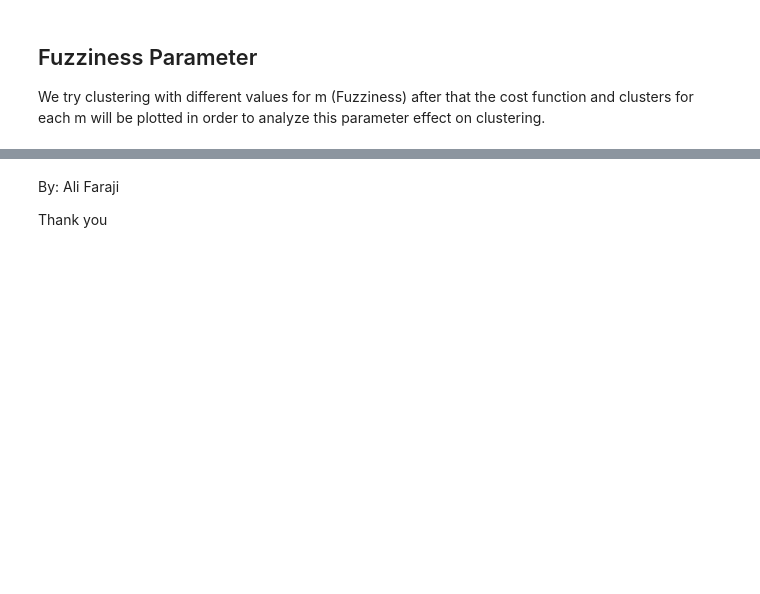
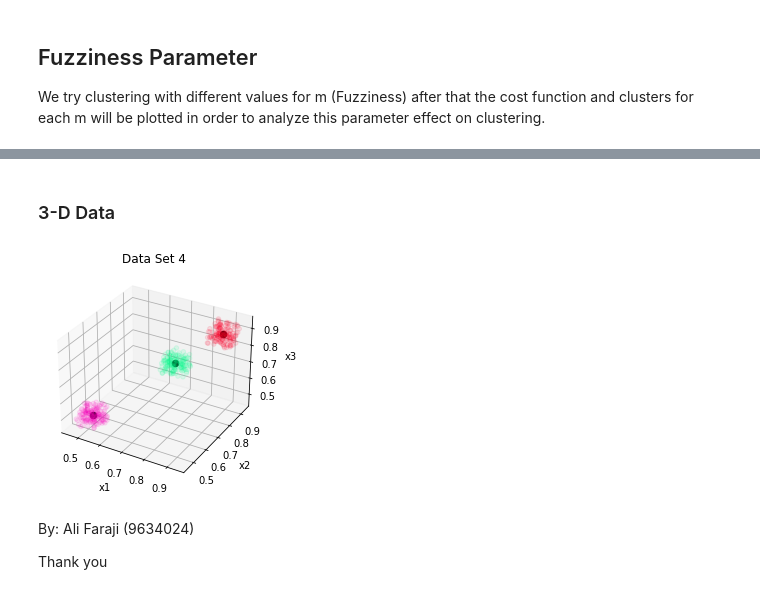
Before and after one commit to alifa98/Fuzzy-C-Means-Clustering, a Jupyter notebook: Fuzzy C-Means Clustering.ipynb, the cells around one changed output, grey strips where cells are left out. Saved outputs shown, nothing was run; the diff lists cells and outputs as text; code cells hidden in the pictures; blank space fills up the shorter version.

```diff
--- a/Fuzzy C-Means Clustering.ipynb
+++ b/Fuzzy C-Means Clustering.ipynb
@@ -233,4 +320,33 @@ plt.show()
+# %% [markdown]
+### 3-D Data
+# %%
+fig = plt.figure()
+ax = fig.add_subplot(projection='3d')
+
+ax.scatter3D(
+    xs=result[3][3][0][:][0],
+    ys=result[3][3][0][:][1],
+    zs=result[3][3][0][:][2],
+    c=defuzzification(result[3][3][0]),
+    cmap='gist_rainbow',
+    alpha=0.1
+)
+for i in range(len(result[3][3][1])):
+    ax.scatter3D(
+        xs=result[3][3][1][i][0],
+        ys=result[3][3][1][i][1],
+        zs=result[3][3][1][i][2],
+        c='black',
+        linewidths=3
+    )
+ax.set_xlabel('x1')
+ax.set_ylabel('x2')
+ax.set_zlabel('x3')
+plt.gca().update(dict(title="Data Set 4"))
+plt.show()
+# %% [output]
+[figure, added]
 # %% [markdown]
-By: Ali Faraji
+By: Ali Faraji (9634024)
 
 Thank you
```
Also changed, not shown: parts of 16 cells of this notebook.
